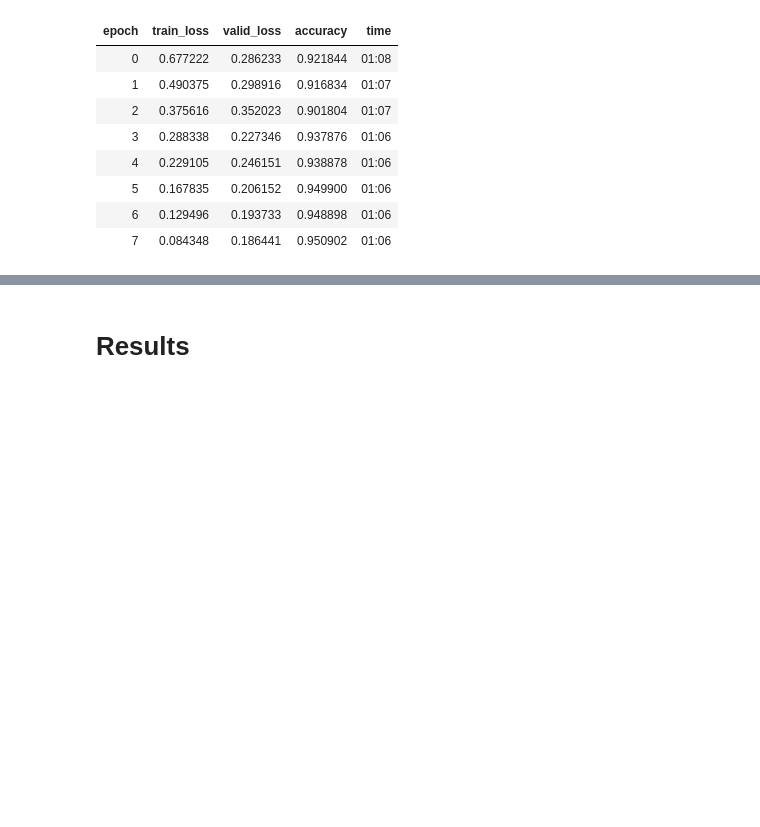
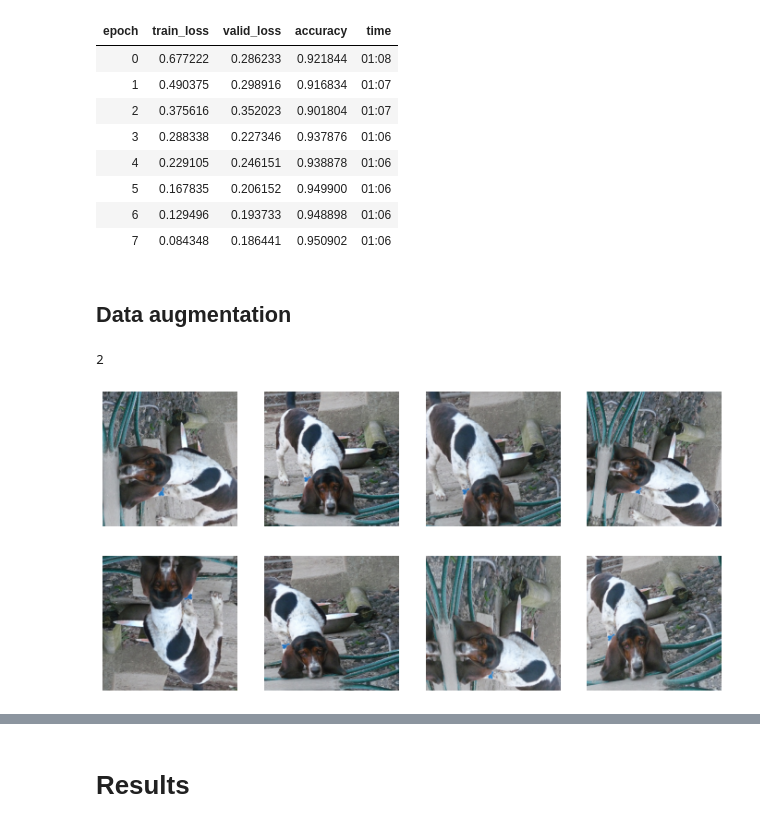
Before and after one commit to AnnieCRY/DS5500-Project2, a Jupyter notebook: pet_classification.ipynb, the cells around one changed output, grey strips where cells are left out. Saved outputs shown, nothing was run; the diff lists cells and outputs as text; code cells hidden in the pictures; blank space fills up the shorter version.

```diff
--- a/pet_classification.ipynb
+++ b/pet_classification.ipynb
@@ -494,3 +494,18 @@ learn.fit_one_cycle(8)
 | 7 | 0.084348 | 0.186441 | 0.950902 | 01:06 |
 # %%
 learn.save('stage-1-50')
+# %% [markdown]
+## Data augmentation
+# %%
+# Data augmentation: https://docs.fast.ai/vision.transform.html
+tfms = get_transforms(flip_vert=True)
+print(len(tfms))
+def get_ex(): return open_image('/root/.fastai/data/oxford-iiit-pet/images/basset_hound_5.jpg')
+
+def plots_f(rows, cols, width, height, **kwargs):
+    [get_ex().apply_tfms(tfms[0], **kwargs).show(ax=ax) for i,ax in enumerate(plt.subplots(
+        rows,cols,figsize=(width,height))[1].flatten())]
+plots_f(2, 4, 12, 6, size=224)
+# %% [output]
+2
+[figure, added]
```
Also changed, not shown: parts of 4 cells of this notebook.
